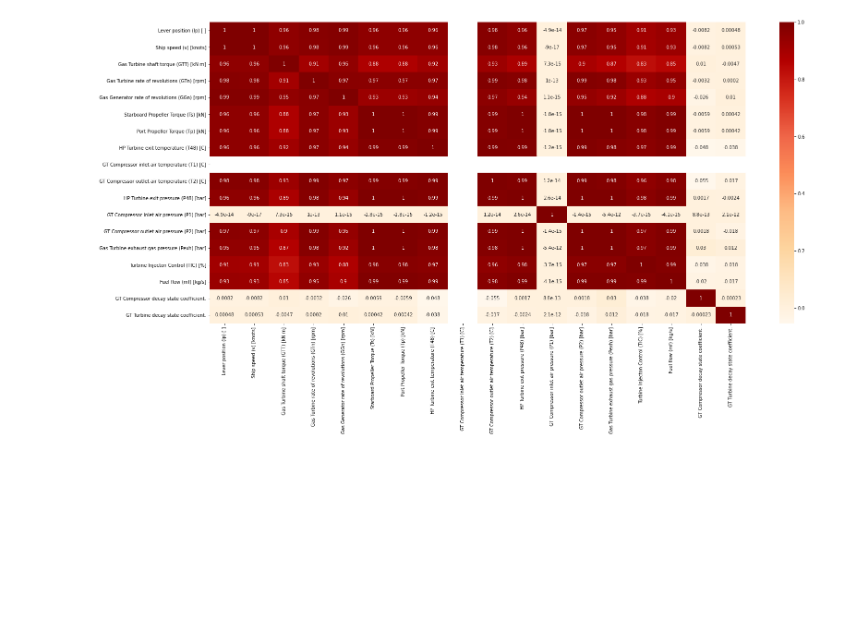
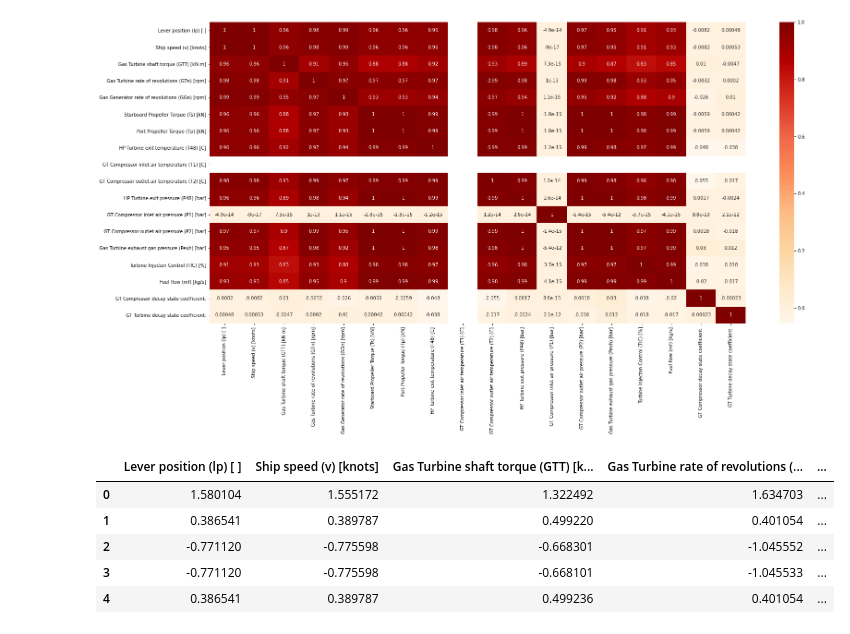
Before and after one commit to RobinDuhan/Assignments, a Jupyter notebook: Assignment 2.ipynb, the cells around one changed output. Drawn from its saved outputs; the diff is of its cells as text; code cells hidden in the pictures; blank space fills up the shorter version.

```diff
--- a/Assignment 2.ipynb
+++ b/Assignment 2.ipynb
@@ -177,3 +182,18 @@ sns.heatmap(data.corr(),cmap="OrRd",annot=True)
 plt.show()
 # %% [output]
 [figure]
+# %%
+from sklearn.preprocessing import StandardScaler,scale
+#we create an object of the class StandardScaler
+sc = StandardScaler()
+
+col_to_scale = NetF
+data[col_to_scale] = sc.fit_transform(data[col_to_scale])
+data.head()
+# %% [output]
+|  | Lever position (lp) [ ] | Ship speed (v) [knots] | Gas Turbine shaft torque (GTT) [k... | Gas Turbine rate of revolutions (... | ... |
+| 0 | 1.580104 | 1.555172 | 1.322492 | 1.634703 | ... |
+| 1 | 0.386541 | 0.389787 | 0.499220 | 0.401054 | ... |
+| 2 | -0.771120 | -0.775598 | -0.668301 | -1.045552 | ... |
+| 3 | -0.771120 | -0.775598 | -0.668101 | -1.045533 | ... |
+| 4 | 0.386541 | 0.389787 | 0.499236 | 0.401054 | ... |
```
Also changed, not shown: parts of 43 cells of this notebook.
